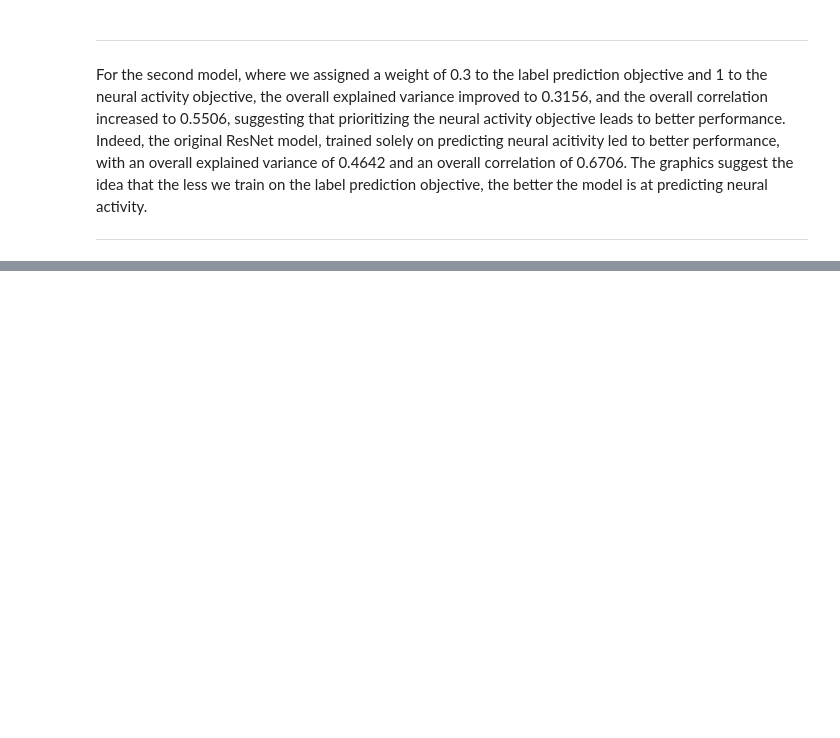
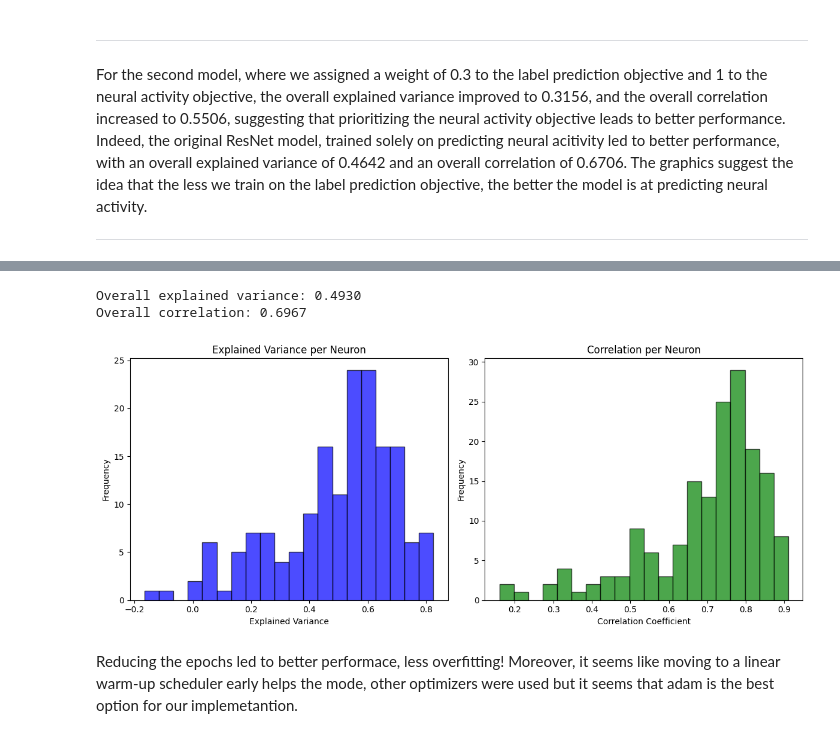
Before and after one commit to MetthewB/NX-414-Team-16, a Jupyter notebook: week8.ipynb, the cells around one changed output, grey strips where cells are left out. Cells and saved outputs as stored; diff of their text form; code cells hidden in the pictures; blank space fills up the shorter version.

Commit message:
Add Fran. model

```diff
--- a/week8.ipynb
+++ b/week8.ipynb
@@ -1054,0 +1241,33 @@ For the second model, where we assigned a weight of 0.3 to the label prediction
+# %%
+import torch.optim as optim
+
+# Define the loss function
+loss_function = nn.MSELoss()
+
+# Define the optimizer
+learning_rate = 0.001
+
+optimizer = optim.Adam(model.parameters(), lr=learning_rate)
+# %%
+from torch.optim.lr_scheduler import SequentialLR, LinearLR, CosineAnnealingLR
+
+base_lr     = 1e-3        # same as now
+num_epochs  = 15          # keep your 15‑epoch budget
+warmup_ep   = 2
+
+warmup = LinearLR(optimizer,
+                  start_factor=0.1,      # 0.1 × base_lr
+                  end_factor=1.0,
+                  total_iters=warmup_ep)
+
+cosine = CosineAnnealingLR(optimizer,
+                           T_max=num_epochs - warmup_ep,
+                           eta_min=base_lr * 1e-3)   # ends 1000× lower
+
+scheduler = SequentialLR(optimizer,
+                         schedulers=[warmup, cosine],
+                         milestones=[warmup_ep])
+# %%
+device = 'cuda' if torch.cuda.is_available() else 'cpu'
+
+train_model(model, train_dataloader, val_dataloader, loss_function, optimizer, epochs=10, device=device, scheduler = scheduler)
@@ -1054,0 +1285,10 @@ For the second model, where we assigned a weight of 0.3 to the label prediction
+# %%
+# Evaluate model on the validation set
+evaluate_model(model, val_dataloader, spikes_val, device="cpu")
+# %% [output]
+Overall explained variance: 0.4930
+Overall correlation: 0.6967
+[figure, added]
+# %% [markdown]
+Reducing the epochs led to better performace, less overfitting!
+Moreover, it seems like moving to a linear warm-up scheduler early helps the mode, other optimizers were used but it seems that adam is the best option for our implemetantion.
```
Also changed, not shown: parts of 8 cells of this notebook.
